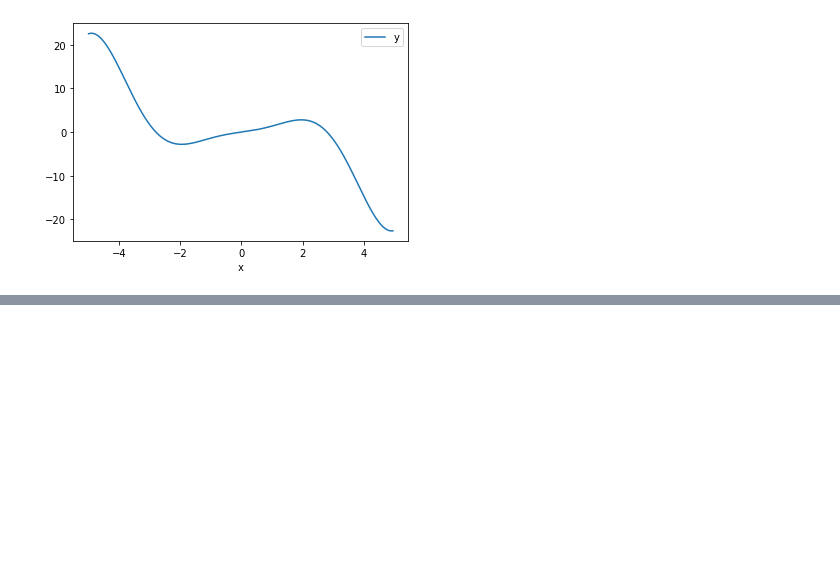
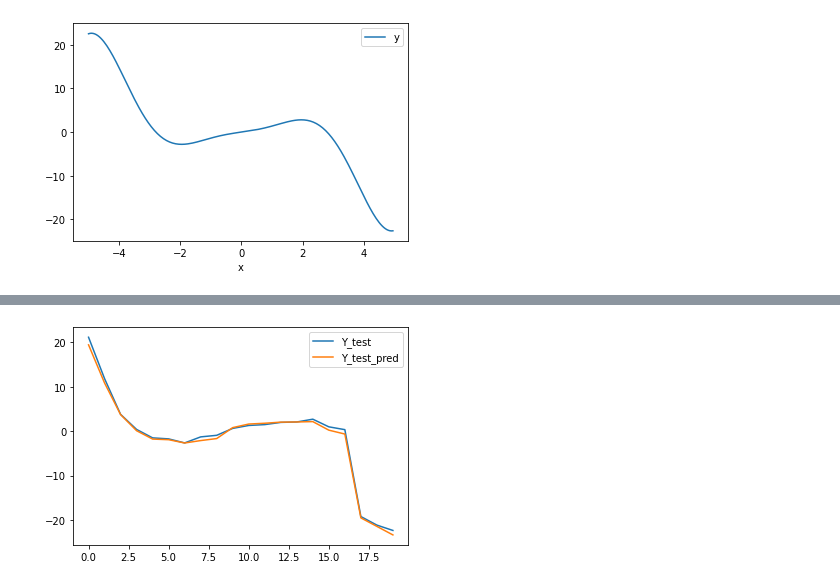
Before and after one commit to wlangenberg/School-Work, a Jupyter notebook: MasterMT7042/Project1/Analysis/Untitled.ipynb, the cells around one changed output, grey strips where cells are left out. Saved outputs shown, nothing was run; the diff lists cells and outputs as text; code cells hidden in the pictures; blank space fills up the shorter version.

```diff
--- a/MasterMT7042/Project1/Analysis/Untitled.ipynb
+++ b/MasterMT7042/Project1/Analysis/Untitled.ipynb
@@ -122,0 +157,13 @@ tensor([ 1.7500,  1.3500,  4.5500, -1.7000,  0.9500,  0.5500, -0.9500, -3.2000,
+# %%
+Y_test_pred = unshaper(model(X_test).detach().numpy())
+results = pd.DataFrame({'x':unshaper(X_test.numpy()), 'y_test':unshaper(Y_test.numpy()), 'y_test_pred':Y_test_pred}).sort_values('x')
+training_data = pd.DataFrame({'x':unshaper(X_train.numpy()), 'y_train':unshaper(Y_train.numpy())}).sort_values('x')
+
+
+plt.plot(range(len(X_test)), results['y_test'], label="Y_test")
+plt.plot(range(len(X_test)), results['y_test_pred'],label= "Y_test_pred")
+#plt.plot(range(len(X_train)), training_data['y_train'], label="Y_train")
+plt.legend()
+plt.show()
+# %% [output]
+[figure, added]
```
Also changed, not shown: parts of 14 cells of this notebook, 1 other file.
